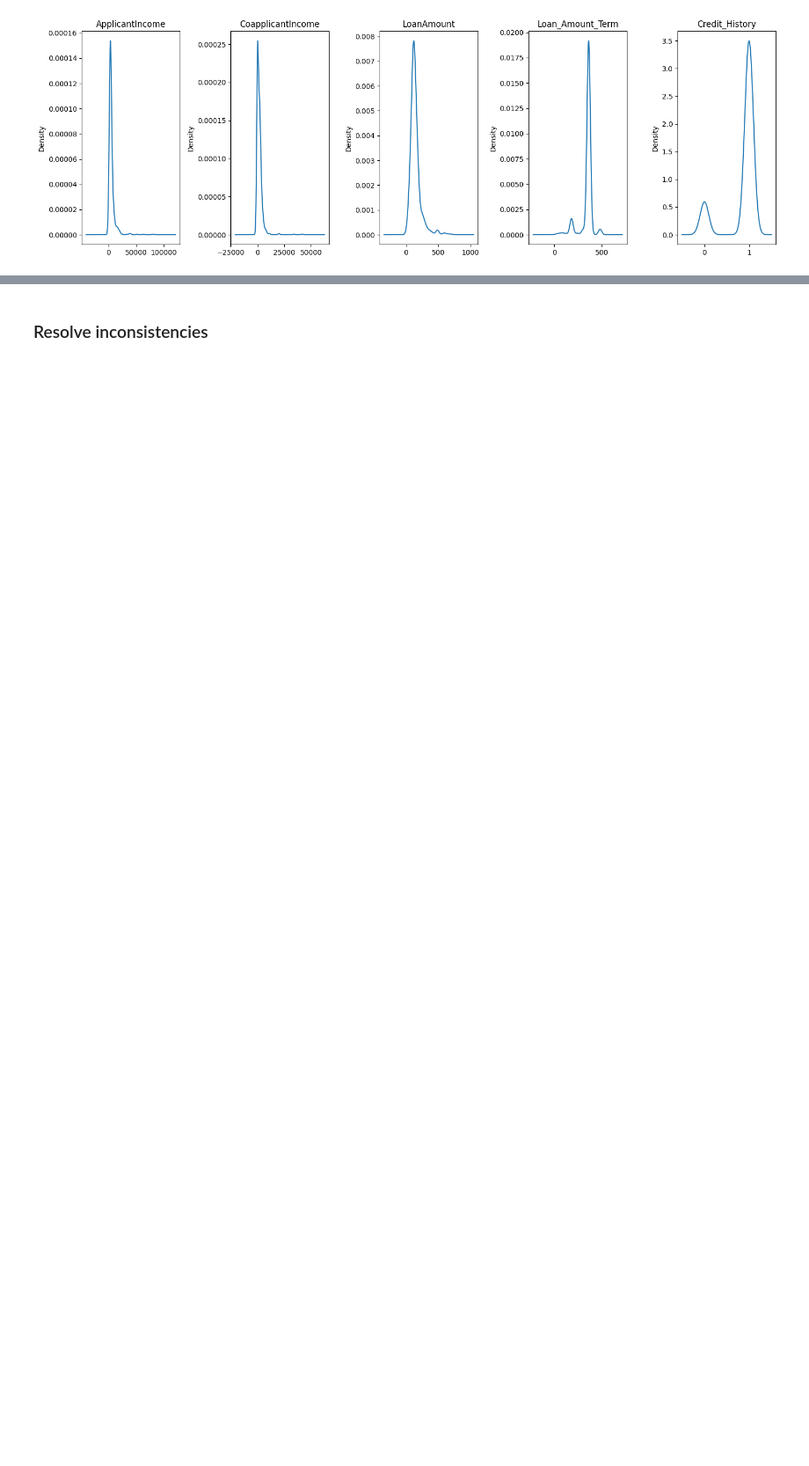
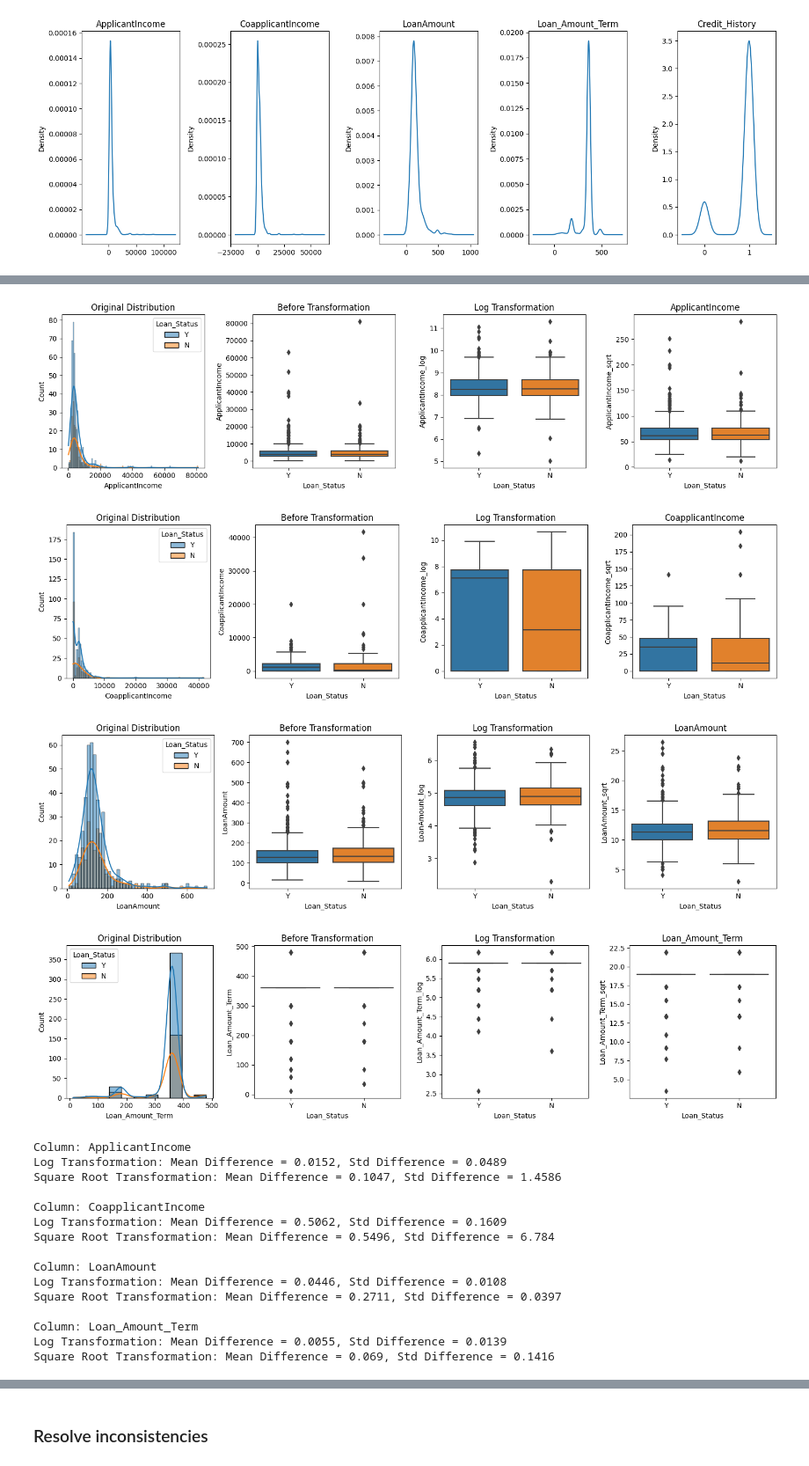
Before and after one commit to tinkuhore/FSDS-Final-Assesment, a Jupyter notebook: machine_learning/Q6/q6.ipynb, the cells around one changed output, grey strips where cells are left out. Shown: that part at 88% size. Cells and saved outputs as stored; diff of their text form; code cells hidden in the pictures; blank space fills up the shorter version.

```diff
--- a/machine_learning/Q6/q6.ipynb
+++ b/machine_learning/Q6/q6.ipynb
@@ -234,0 +252,77 @@ plt.show()
+# %%
+# Define the target variable
+target_col = 'Loan_Status'
+
+# Create a list of transformation columns to evaluate
+transform_cols = ['ApplicantIncome', 'CoapplicantIncome', 'LoanAmount', 'Loan_Amount_Term']
+
+# Initialize a dictionary to store the evaluation results
+transform_results = {}
+
+# Loop through each transformation column
+for col in transform_cols:
+    # Apply log transformation
+    df[col+'_log'] = np.log1p(df[col])
+
+    # Apply square root transformation
+    df[col+'_sqrt'] = np.sqrt(df[col])
+
+    # Plot the distributions and boxplots for each transformation
+    fig, axes = plt.subplots(1, 4, figsize=(15, 4))
+
+    # Plot the original distribution
+    sns.histplot(data=df, x=col, hue=target_col, kde=True, ax=axes[0])
+    axes[0].set_title('Original Distribution')
+
+    # Plot the boxplots for each transformation
+    sns.boxplot(x=target_col, y=col, data=df, ax=axes[1])
+    axes[1].set_title('Before Transformation')
+
+    sns.boxplot(x=target_col, y=col+'_log', data=df, ax=axes[2])
+    axes[2].set_title('Log Transformation')
+
+    sns.boxplot(x=target_col, y=col+'_sqrt', data=df, ax=axes[3])
+    axes[3].set_title('Square Root Transformation')
+
+    plt.tight_layout()
+    plt.title(col)
+    plt.show()
+
+    # Calculate statistical measures for each transformation
+    log_mean_diff = df.groupby(target_col)[col+'_log'].mean().diff().abs().values[-1]
+    sqrt_mean_diff = df.groupby(target_col)[col+'_sqrt'].mean().diff().abs().values[-1]
+    log_std_diff = df.groupby(target_col)[col+'_log'].std().diff().abs().values[-1]
+    sqrt_std_diff = df.groupby(target_col)[col+'_sqrt'].std().diff().abs().values[-1]
+
+    # Store the evaluation results in the dictionary
+    transform_results[col] = {
+        'Log Transformation': (log_mean_diff, log_std_diff),
+        'Square Root Transformation': (sqrt_mean_diff, sqrt_std_diff)
+    }
+
+# Print the evaluation results
+for col, results in transform_results.items():
+    print(f"Column: {col}")
+    for transform, (mean_diff, std_diff) in results.items():
+        print(f"{transform}: Mean Difference = {mean_diff.round(4)}, Std Difference = {std_diff.round(4)}")
+    print()
+# %% [output]
+[figure, added]
+[figure, added]
+[figure, added]
+[figure, added]
+Column: ApplicantIncome
+Log Transformation: Mean Difference = 0.0152, Std Difference = 0.0489
+Square Root Transformation: Mean Difference = 0.1047, Std Difference = 1.4586
+
+Column: CoapplicantIncome
+Log Transformation: Mean Difference = 0.5062, Std Difference = 0.1609
+Square Root Transformation: Mean Difference = 0.5496, Std Difference = 6.784
+
+Column: LoanAmount
+Log Transformation: Mean Difference = 0.0446, Std Difference = 0.0108
+Square Root Transformation: Mean Difference = 0.2711, Std Difference = 0.0397
+
+Column: Loan_Amount_Term
+Log Transformation: Mean Difference = 0.0055, Std Difference = 0.0139
+Square Root Transformation: Mean Difference = 0.069, Std Difference = 0.1416
```
Also changed, not shown: parts of 19 cells of this notebook, 2 other files.
